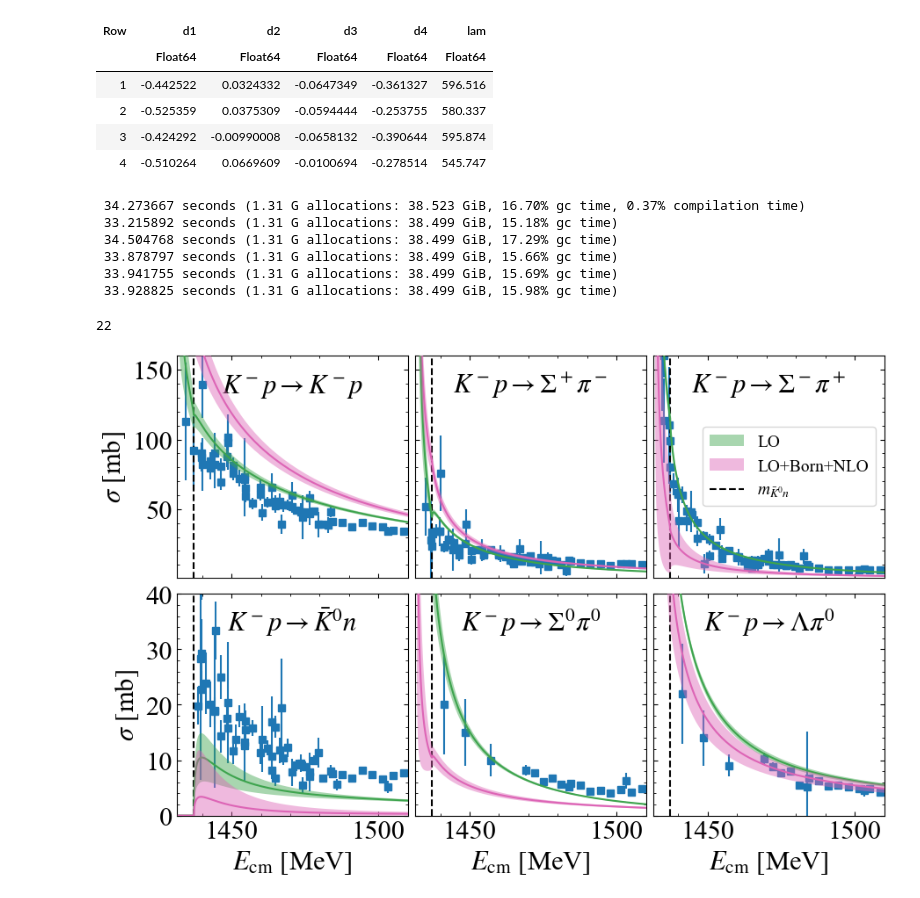
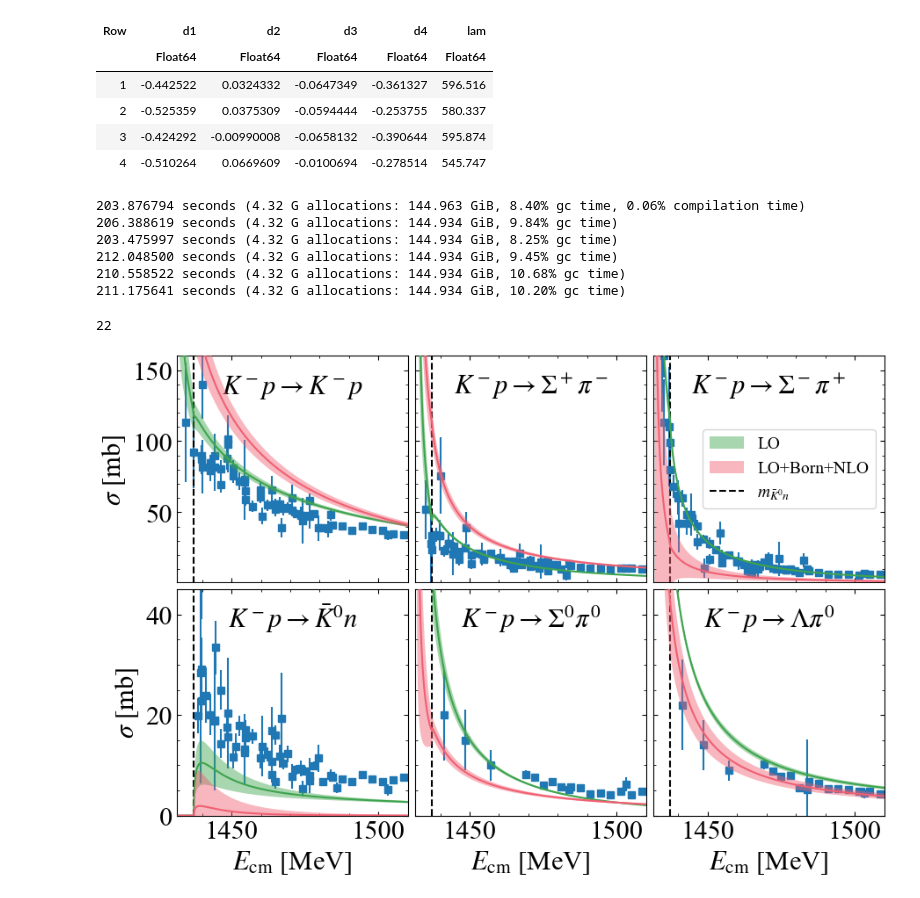
Before and after one commit to zejianzhuang-uv/N1535, a Jupyter notebook: cross_section_lambda.ipynb, the cells around one changed output. Cells and saved outputs as stored; diff of their text form; code cells hidden in the pictures.

```diff
--- a/cross_section_lambda.ipynb
+++ b/cross_section_lambda.ipynb
@@ -278,19 +271,19 @@ function dist_up_to_nlo_swave_error_band(w, par, C, D, fitted_par_sample, ch; mu
     return sqrt.(diag(Statistics.cov(Matrix(df))) )
 end
 
-@time simga_nlo_11_error_band = dist_up_to_nlo_swave_error_band(w1, par_phy_channel, CC, DD, fitted_par_sample, :ch11, filter_upper=11000);
-@time simga_nlo_12_error_band = dist_up_to_nlo_swave_error_band(w2, par_phy_channel, CC, DD, fitted_par_sample, :ch12, filter_upper=11000)
-@time simga_nlo_13_error_band = dist_up_to_nlo_swave_error_band(w3, par_phy_channel, CC, DD, fitted_par_sample, :ch13, filter_upper=11000)
-@time simga_nlo_14_error_band = dist_up_to_nlo_swave_error_band(w4, par_phy_channel, CC, DD, fitted_par_sample, :ch14, filter_upper=11700);
-@time simga_nlo_15_error_band = dist_up_to_nlo_swave_error_band(w5, par_phy_channel, CC, DD, fitted_par_sample, :ch15, filter_upper=11400)
-@time simga_nlo_16_error_band = dist_up_to_nlo_swave_error_band(w6, par_phy_channel, CC, DD, fitted_par_sample, :ch16, filter_upper=11500);
+@time simga_nlo_11_error_band = dist_up_to_nlo_swave_error_band(w1, par_phy_channel, CC, DD, fitted_par_sample, :ch11, filter_upper=111000);
+@time simga_nlo_12_error_band = dist_up_to_nlo_swave_error_band(w2, par_phy_channel, CC, DD, fitted_par_sample, :ch12, filter_upper=111000)
+@time simga_nlo_13_error_band = dist_up_to_nlo_swave_error_band(w3, par_phy_channel, CC, DD, fitted_par_sample, :ch13, filter_upper=111000)
+@time simga_nlo_14_error_band = dist_up_to_nlo_swave_error_band(w4, par_phy_channel, CC, DD, fitted_par_sample, :ch14, filter_upper=111700);
+@time simga_nlo_15_error_band = dist_up_to_nlo_swave_error_band(w5, par_phy_channel, CC, DD, fitted_par_sample, :ch15, filter_upper=111400)
+@time simga_nlo_16_error_band = dist_up_to_nlo_swave_error_band(w6, par_phy_channel, CC, DD, fitted_par_sample, :ch16, filter_upper=111500);
 # %% [output]
- 34.273667 seconds (1.31 G allocations: 38.523 GiB, 16.70% gc time, 0.37% compilation time)
- 33.215892 seconds (1.31 G allocations: 38.499 GiB, 15.18% gc time)
- 34.504768 seconds (1.31 G allocations: 38.499 GiB, 17.29% gc time)
- 33.878797 seconds (1.31 G allocations: 38.499 GiB, 15.66% gc time)
- 33.941755 seconds (1.31 G allocations: 38.499 GiB, 15.69% gc time)
- 33.928825 seconds (1.31 G allocations: 38.499 GiB, 15.98% gc time)
+203.876794 seconds (4.32 G allocations: 144.963 GiB, 8.40% gc time, 0.06% compilation time)
+206.388619 seconds (4.32 G allocations: 144.934 GiB, 9.84% gc time)
+203.475997 seconds (4.32 G allocations: 144.934 GiB, 8.25% gc time)
+212.048500 seconds (4.32 G allocations: 144.934 GiB, 9.45% gc time)
+210.558522 seconds (4.32 G allocations: 144.934 GiB, 10.68% gc time)
+211.175641 seconds (4.32 G allocations: 144.934 GiB, 10.20% gc time)
 # %%
 simga_lo_11_error_band = dist_lo_error_band(w1, par_phy_channel, lecs_cij(), qmaxLO_sample, :ch11);
 simga_lo_12_error_band = dist_lo_error_band(w2, par_phy_channel, lecs_cij(), qmaxLO_sample, :ch12);
@@ -318,7 +311,7 @@ rcParams["ytick.labelsize"] = sz
 PyPlot.svg(false);
 # %%
 fig, ax = PyPlot.subplots(2, 3, figsize=(9, 6), layout="constrained", sharex=true, sharey=:row)
-cc = "#1F77B4"#colort[1]#:b#color[1]
+cc = colort[1]#:b#color[1]
 mfc = cc
 ax[1, 1].errorbar(Kmp_to_Kmp.Ecm, Kmp_to_Kmp.sigma, yerr=Kmp_to_Kmp.dsigma, fmt="s", c=cc, mfc=mfc)
 ax[1, 2].errorbar(Kmp_to_Sigppim.Ecm, Kmp_to_Sigppim.sigma, yerr=Kmp_to_Sigppim.dsigma, fmt="s", c=cc, mfc=mfc)
@@ -333,7 +326,7 @@ ax[2, 3].errorbar(Kmp_to_Lampi0.Ecm, Kmp_to_Lampi0.sigma, Kmp_to_Lampi0.dsigma,
 zorder = 5
 zorder1 = 4
 # Predicted by model with parameter fixed by energy levels
-cc1 = "#3EA44E"#color[3]
+cc1 = color[3]
 ax[1, 1].plot(w1, sigma_lo_11, c=cc1, zorder = zorder1)
 ax[1, 2].plot(w2, sigma_lo_12, c=cc1, zorder = zorder1)
 ax[2, 2].plot(w3, sigma_lo_13, c=cc1, zorder = zorder1)
@@ -352,7 +345,7 @@ ax[1, 3].fill_between(w5, sigma_lo_15-simga_lo_15_error_band, sigma_lo_15+simga_
 ax[2, 3].fill_between(w6, sigma_lo_16-simga_lo_16_error_band, sigma_lo_16+simga_lo_16_error_band, fc=cc1, alpha=alpha, zorder = zorder1)
 
 # LO + NLO
-cc2 = "#DD65B6"#color[14]
+cc2 = color[14]
 ax[1, 1].plot(w1, sigma_nlo_11, c=cc2, zorder = zorder)
 ax[1, 2].plot(w2, sigma_nlo_12, c=cc2, zorder = 3)
 ax[2, 2].plot(w3, sigma_nlo_13, c=cc2, zorder = zorder)
@@ -365,35 +358,35 @@ ax[2, 3].plot(w6, sigma_nlo_16, c=cc2, zorder = zorder)
 ax[1, 1].fill_between(w1, sigma_nlo_11-simga_nlo_11_error_band, sigma_nlo_11+simga_nlo_11_error_band, fc=cc2, alpha=alpha, zorder = zorder)
 ax[1, 2].fill_between(w2, sigma_nlo_12-simga_nlo_12_error_band, sigma_nlo_12+simga_nlo_12_error_band, fc=cc2, alpha=alpha, zorder = zorder)
 ax[2, 2].fill_between(w3, sigma_nlo_13-simga_nlo_13_error_band, sigma_nlo_13+simga_nlo_13_error_band, fc=cc2, alpha=alpha, zorder = zorder)
 ax[2, 1].fill_between(w4, sigma_nlo_14-simga_nlo_14_error_band, sigma_nlo_14+simga_nlo_14_error_band, fc=cc2, alpha=alpha, zorder = zorder)
 ax[1, 3].fill_between(w5, sigma_nlo_15-simga_nlo_15_error_band, sigma_nlo_15+simga_nlo_15_error_band, fc=cc2, alpha=alpha, zorder = 3, label="LO+Born+NLO")
 ax[2, 3].fill_between(w6, sigma_nlo_16-simga_nlo_16_error_band, sigma_nlo_16+simga_nlo_16_error_band, fc=cc2, alpha=alpha, zorder = zorder)
 
 ylim = [(10, 160), (0, 70), (0, 100), (0, 30), (0, 150), (0, 50)]
 
 axtitle = [L"K^- p \to K^- p",
 L"K^- p \to \bar{K}^0 n",
 L"K^- p \to \Sigma^+ \pi^-",
 L"K^- p \to \Sigma^0 \pi^0",
 L"K^- p \to \Sigma^- \pi^+",
 L"K^- p \to \Lambda \pi^0"]
 for (axx, yl, title) in zip(vec(ax), ylim, axtitle)
     # axx.set(xlim=(nothing, 1540), ylim=yl)
     axx.set_title(title, y=0.8, loc=:center)
     axx.vlines(1437.22, 0, 160, color=:k, ls="--", label=L"m_{\bar{K}^0n}")
 end
 for axx in ax[2, :]
     axx.set(xlabel=L"$E_\mathrm{cm}$ [MeV]")
 end
 ax[1, 1].set(xlim=(1431.5, 1510), ylim=(1, 160))
-ax[2, 1].set(xlim=(1431.5, 1510), ylim=(0, 40))
+ax[2, 1].set(xlim=(1431.5, 1510), ylim=(0, 45))
 ax[1, 1].set_ylabel(L"$\sigma$ [mb]")
 ax[2, 1].set_ylabel(L"$\sigma$ [mb]")
 ax[1, 3].legend(fontsize=14, loc=7)
 fig.savefig("./figure/lambda1405_exp_data1.pdf")
 gcf()
 # %% [output]
-[figure, old version]
+[figure, new version]
 # %%
 # fig, ax = PyPlot.subplots(2, 3, figsize=(14, 7), layout="constrained", sharex=true)
 # cc = :b#color[1]#:b#color[1]
```
Also changed, not shown: parts of 8 cells of this notebook, 7 other files.
